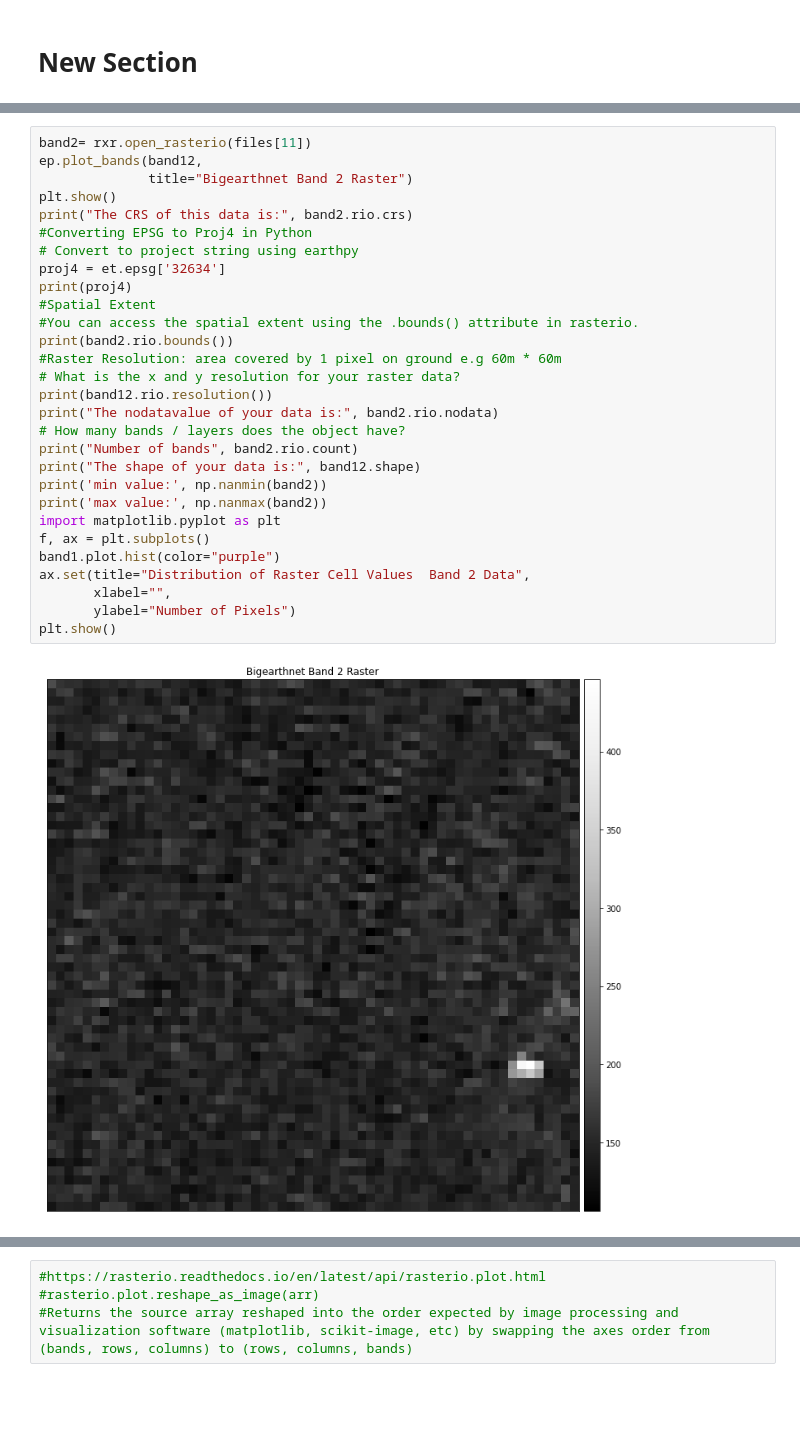
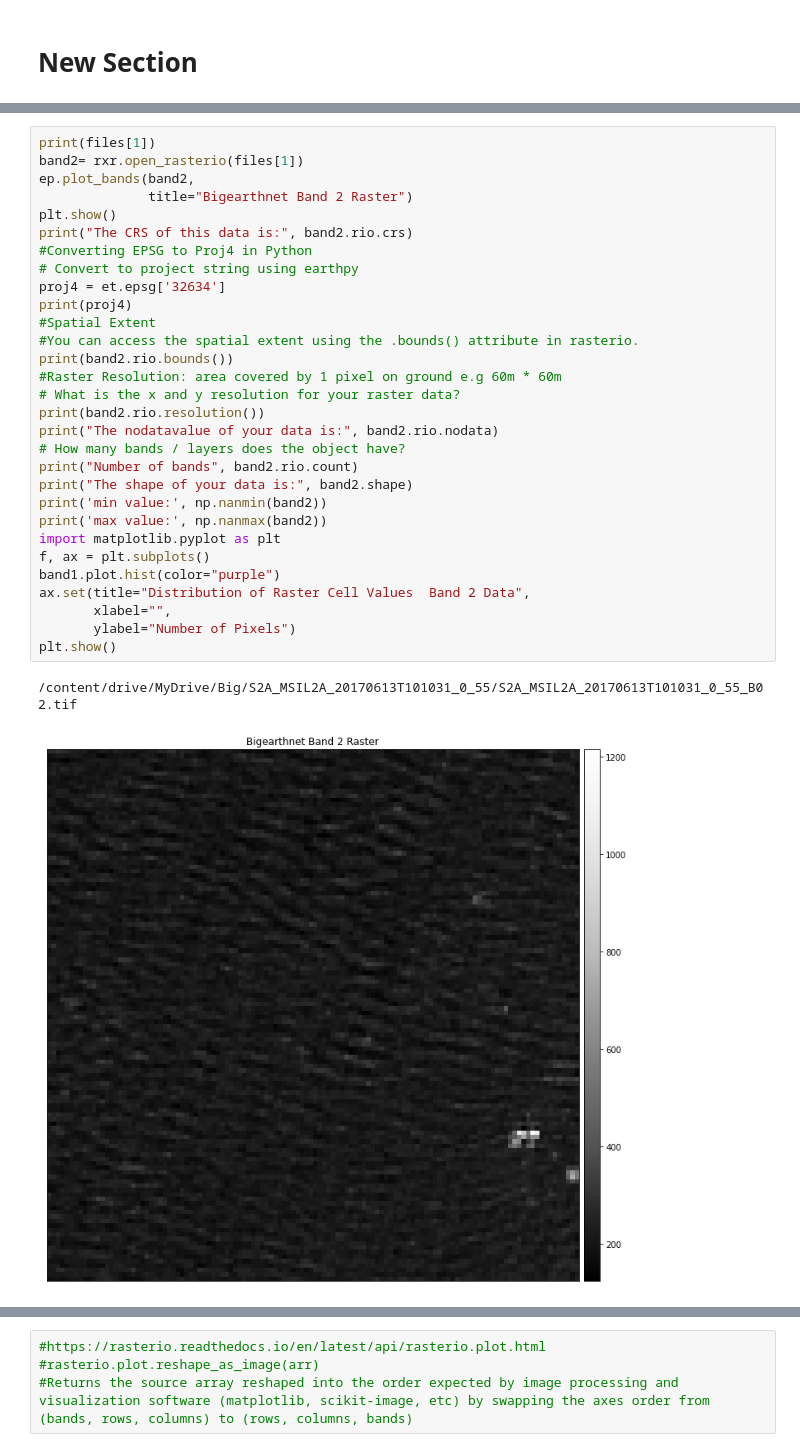
Before and after one commit to BRIJNANDA1979/CNN-Sentinel, a Jupyter notebook: Understand_band_data_info_using_histogram_and_classifying_pixel_values.ipynb, the cells around one changed output, grey strips where cells are left out. Drawn from its saved outputs; the diff is of its cells as text; blank space fills up the shorter version.

```diff
--- a/Understand_band_data_info_using_histogram_and_classifying_pixel_values.ipynb
+++ b/Understand_band_data_info_using_histogram_and_classifying_pixel_values.ipynb
@@ -143,32 +153,34 @@ max value: 456
 [figure]
 # %%
-band2= rxr.open_rasterio(files[11])
-ep.plot_bands(band12,
+print(files[1])
+band2= rxr.open_rasterio(files[1])
+ep.plot_bands(band2,
               title="Bigearthnet Band 2 Raster")
 plt.show()
 print("The CRS of this data is:", band2.rio.crs)
 #Converting EPSG to Proj4 in Python
 # Convert to project string using earthpy
 proj4 = et.epsg['32634']
 print(proj4)
 #Spatial Extent
 #You can access the spatial extent using the .bounds() attribute in rasterio.
 print(band2.rio.bounds())
 #Raster Resolution: area covered by 1 pixel on ground e.g 60m * 60m
 # What is the x and y resolution for your raster data?
-print(band12.rio.resolution())
+print(band2.rio.resolution())
 print("The nodatavalue of your data is:", band2.rio.nodata)
 # How many bands / layers does the object have?
 print("Number of bands", band2.rio.count)
-print("The shape of your data is:", band12.shape)
+print("The shape of your data is:", band2.shape)
 print('min value:', np.nanmin(band2))
 print('max value:', np.nanmax(band2))
 import matplotlib.pyplot as plt
 f, ax = plt.subplots()
 band1.plot.hist(color="purple")
 ax.set(title="Distribution of Raster Cell Values  Band 2 Data",
        xlabel="",
        ylabel="Number of Pixels")
 plt.show()
 # %% [output]
+/content/drive/MyDrive/Big/S2A_MSIL2A_20170613T101031_0_55/S2A_MSIL2A_20170613T101031_0_55_B02.tif
-[figure, old version]
+[figure, new version]
```
Also changed, not shown: parts of 20 cells of this notebook.
